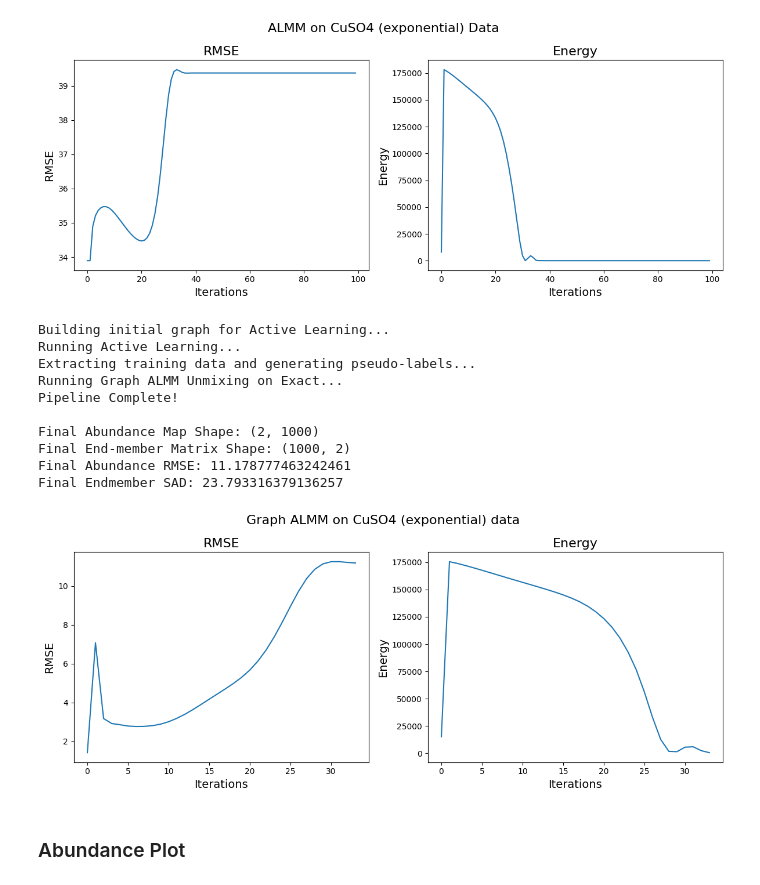
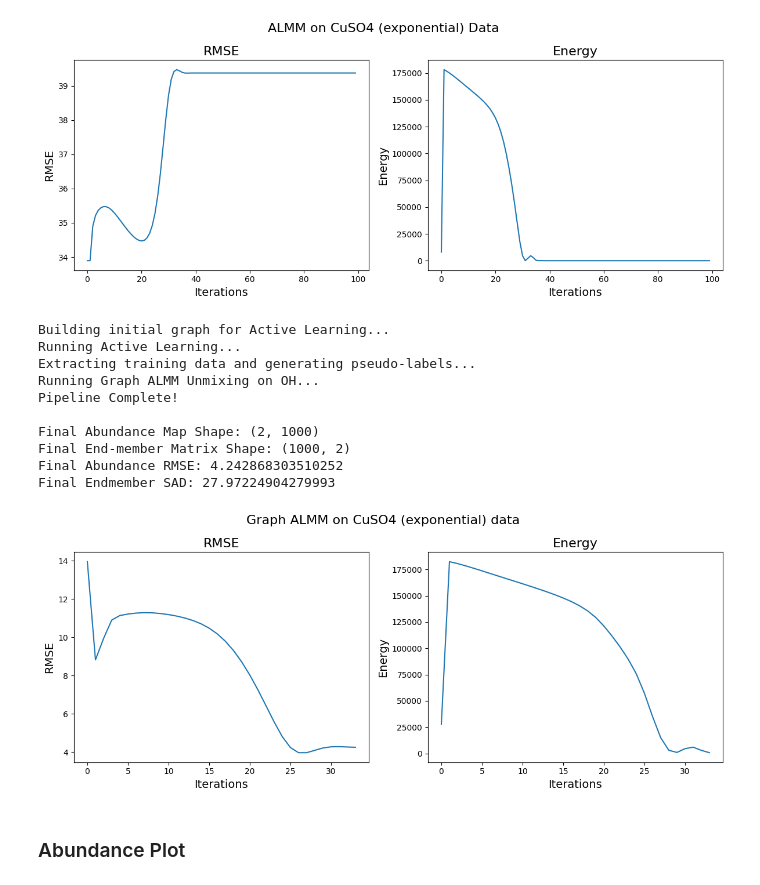
Before and after one commit to mtyler1059/Nearly-Blind-Hyperspectral-Unmixing, a Jupyter notebook: chem_experiments.ipynb, the cells around one changed output. Cells and saved outputs as stored; diff of their text form; code cells hidden in the pictures.

```diff
--- a/chem_experiments.ipynb
+++ b/chem_experiments.ipynb
@@ -876,53 +876,43 @@ ALMM_chem_RMSE, ALMM_chem_energy, __, __ = algo_2_almm_optimized(X = X_chem, S =
 # %%
 # Graph ALMM
 # ==========
-# Best RMSE: 2.73749916303184
+# Best RMSE: 4.242867230801725 (close enough)
 # Best alpha: 5.4999999999999995e-05
-# Best M_total: 16.0
+# Best M_total: 4.0
 # Best xi: 0.01
-# Best label: Exact
-# 2.738193402909826
+# Best label: OH
 
-# Fixed L1/2:
-# 2.692361175352777
-# 2.692361175352777
-# 2.692361175352777
-# (it is consistnet across runs in the same notebook cell)
-# 2.692361175352777 (also consitent across different kernel sessions)
-# 2.692360260994963 (ran from python test file)
-# 2.692360260994963 (second run from that python test file)
-# 2.6924302887582807 (python test file on 1e-4)
 alpha_0 = 5.5e-5
 beta_0 = (1e-3 + 1e-2)/2
 gamma_0 = (1e-3 + 1e-2)/2
 eta_0 = (1e-3 + 1e-2)/2
 xi_0 = 1e-2
 
 # Actual Run
 A_graph_almm_chem, S_graph_almm_chem, A_rmse_graph_almm_chem, S_rmse_graph_almm_chem = run_unmixing_pipeline_example2(X = X_chem, A_gt = A_gt_chem, S_gt = S_gt_chem, N = samples,
                                                                                                                         alpha = alpha_0, beta = beta_0, gamma = gamma_0, eta = eta_0, maxIter = iters,
-                                                                                                                        M_total_0 = 16.0, m_0 = 2, xi_0 = xi_0,
-                                                                                                                        OH_labels = False, print_bool = True,
+                                                                                                                        M_total_0 = 4.0, m_0 = 2, xi_0 = xi_0,
+                                                                                                                        OH_labels = True, print_bool = True,
                                                                                                                         A_error = False, RMSE_plot = False, Energy_plot = False, title_0 = "Graph ALMM on CuSO4 (exponential) data", array_plots = False)
 
 # Error and Energy arrays
 graph_almm_chem_RMSE, graph_almm_chem_energy, __, __ = run_unmixing_pipeline_example2(X = X_chem, A_gt = A_gt_chem, S_gt = S_gt_chem, N = samples,
                                                                                                                         alpha = alpha_0, beta = beta_0, gamma = gamma_0, eta = eta_0, maxIter = iters,
-                                                                                                                        M_total_0 = 16.0, m_0 = 2, xi_0 = xi_0,
-                                                                                                                        OH_labels = False, print_bool = False,
+                                                                                                                        M_total_0 = 4.0, m_0 = 2, xi_0 = xi_0,
+                                                                                                                        OH_labels = True, print_bool = False,
                                                                                                                         A_error = False, RMSE_plot = True, Energy_plot = True, title_0 = "Graph ALMM on CuSO4 (exponential) data", array_plots = True)
 # %% [output]
 Building initial graph for Active Learning...
 Running Active Learning...
 Extracting training data and generating pseudo-labels...
-Running Graph ALMM Unmixing on Exact...
+Running Graph ALMM Unmixing on OH...
 Pipeline Complete!
 
 Final Abundance Map Shape: (2, 1000)
 Final End-member Matrix Shape: (1000, 2)
-Final Abundance RMSE: 11.178777463242461
-Final Endmember SAD: 23.793316379136257
+Final Abundance RMSE: 4.242868303510252
+Final Endmember SAD: 27.97224904279993
-[figure, old version]
+[figure, new version]
 # %% [markdown]
 ### Abundance Plot
 # %%
```
Also changed, not shown: parts of 19 cells of this notebook, 12 other files.
